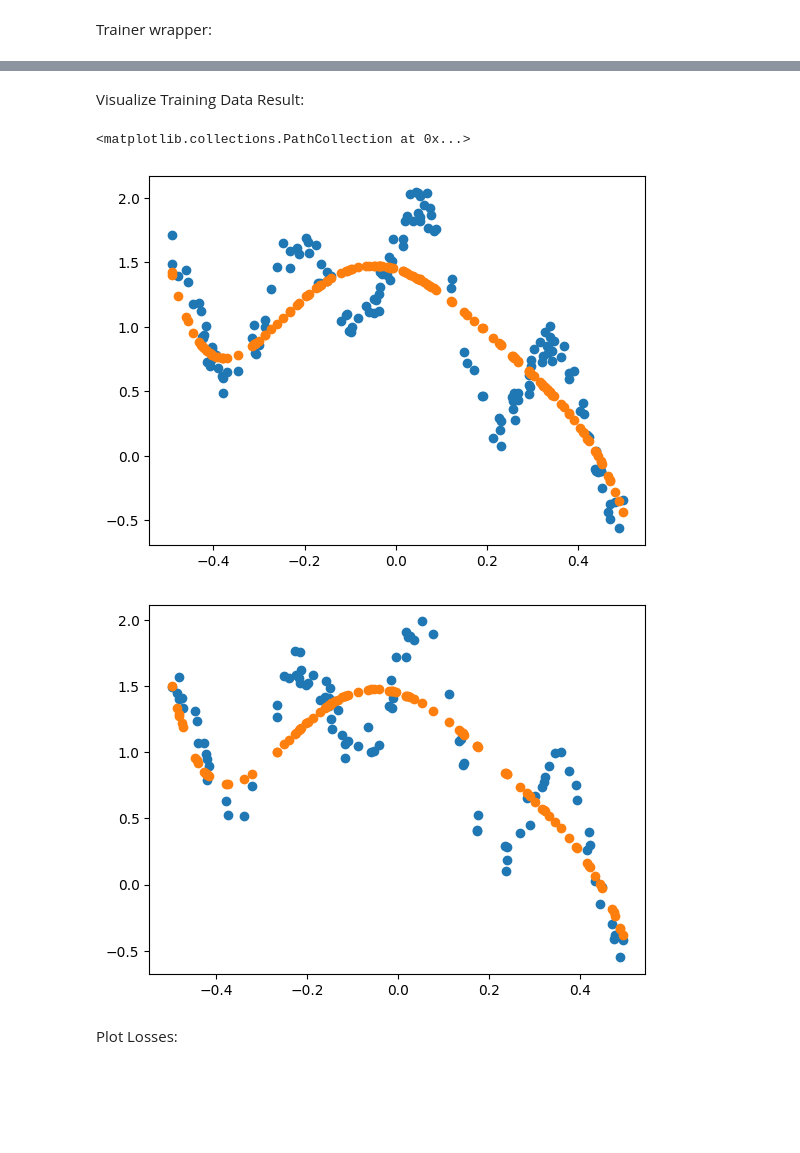
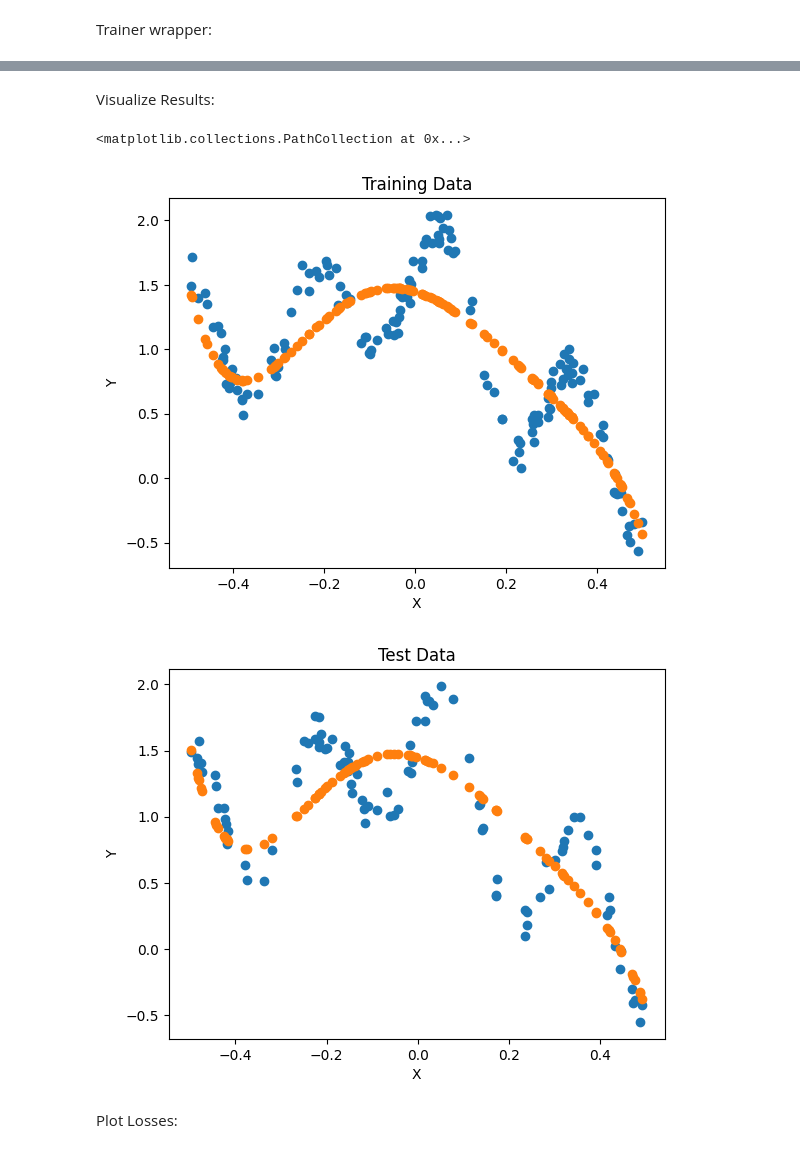
Before and after one commit to imthelizardking/cmp712-homeworks, a Jupyter notebook: hw1/hw1_n22133132_yusufcagri_ogut_.ipynb, the cells around one changed output, grey strips where cells are left out. Saved outputs shown, nothing was run; the diff lists cells and outputs as text; code cells hidden in the pictures; blank space fills up the shorter version.

```diff
--- a/hw1/hw1_n22133132_yusufcagri_ogut_.ipynb
+++ b/hw1/hw1_n22133132_yusufcagri_ogut_.ipynb
@@ -93,6 +93,7 @@ def trainer(X, T, nLearningRate, nPolyOrder, nLossLim, nIterLim, nReg):
   vT_Pred = np.zeros(TRAIN_DATASET_LENGTH)
   vLoss_test = np.zeros(nIterLim)
   vPolyParams = np.zeros(nPolyOrder + 1) # Polynomial constants stored in np array
+  vPolyParams = np.random.rand(nPolyOrder + 1)
   vLossPartialDerivs = np.zeros(nPolyOrder + 1) # Partial derivatives of loss function stored in np array
   nIter = 0 # Iteration counter
   nLoss_training = 999999 # Used for exit condition of minimum loss, initially set to a large number
@@ -120,7 +121,7 @@ LEARNING_RATE = 0.2
 REGULARIZATION = 0 #0.2
 POLY_ORDER = 13
 LIM_LOSS = 0.000001
-LIM_ITER = 10000
+LIM_ITER = 500000
 #vPolyParams, vLoss_training, vLoss_test = trainer(X, T, LEARNING_RATE, POLY_ORDER, LIM_LOSS, LIM_ITER, REGULARIZATION)
 vPolyParams, vLoss_training = trainer(X, T, LEARNING_RATE, POLY_ORDER, LIM_LOSS, LIM_ITER, REGULARIZATION)
 print(vPolyParams)
@@ -145,26 +146,32 @@ progress: % 40.0 Training Loss= 0.11616377452457897 Params= [ -0.29840208   0.04
-# %% [markdown]
-Visualize Training Data Result:
+# %% [markdown]
+Visualize Results:
 # %%
 vIdx = sorted(range(len(X)), key=lambda k: X[k])
 X = X[vIdx]
 T_Pred = calcPoly(X, vPolyParams)
 T_Pred = T_Pred[vIdx]
 T = T[vIdx]
 vIdx_test = sorted(range(len(X_test)), key=lambda k: X_test[k])
 X_test = X_test[vIdx_test]
 T_Pred_test = calcPoly(X_test, vPolyParams)
 T_Pred_test = T_Pred_test[vIdx_test]
 T_test = T_test[vIdx_test]
 plt.figure()
+plt.title("Training Data")
+plt.xlabel("X")
+plt.ylabel("Y")
 plt.scatter(X, T)
 plt.scatter(X, T_Pred)
 plt.figure()
+plt.title("Test Data")
+plt.xlabel("X")
+plt.ylabel("Y")
 plt.scatter(X_test, T_test)
 plt.scatter(X_test, T_Pred_test)
 # %% [output]
 <matplotlib.collections.PathCollection at 0x...>
-[figure, old version]
+[figure, new version]
-[figure, old version]
+[figure, new version]
 # %% [markdown]
 Plot Losses:
 # %%
```
Also changed, not shown: parts of 1 cell of this notebook.
